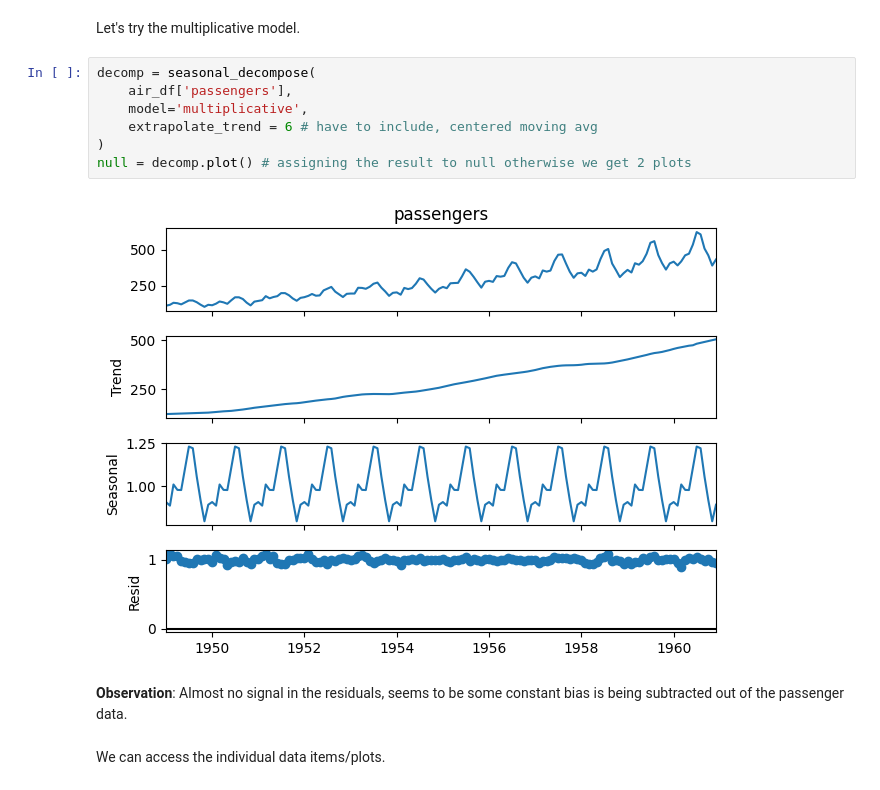
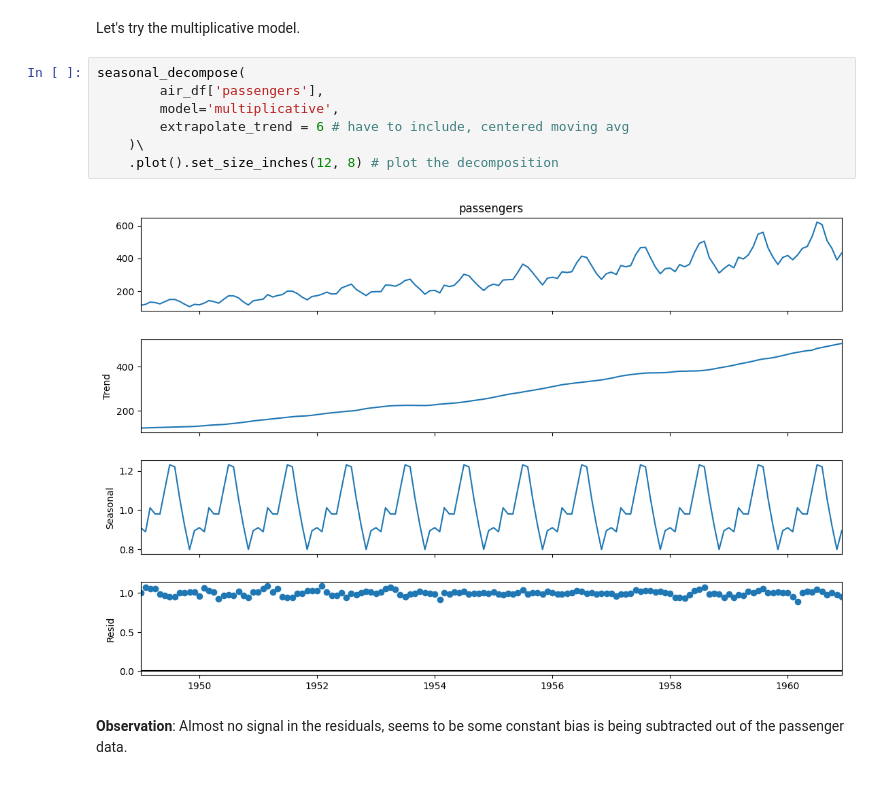
Before and after one commit to lutzhamel/CSC310, a Jupyter notebook: notes/23c-time-series.ipynb, the cells around one changed output. Saved outputs shown, nothing was run; the diff lists cells and outputs as text.

```diff
--- a/notes/23c-time-series.ipynb
+++ b/notes/23c-time-series.ipynb
@@ -305,15 +265,13 @@ null = decomp.plot() # assigning the result to null otherwise we get 2 plots
 # %% [markdown]
 Let's try the multiplicative model.
 # %%
-decomp = seasonal_decompose(
-    air_df['passengers'],
-    model='multiplicative',
-    extrapolate_trend = 6 # have to include, centered moving avg
-)
-null = decomp.plot() # assigning the result to null otherwise we get 2 plots
+seasonal_decompose(
+        air_df['passengers'],
+        model='multiplicative',
+        extrapolate_trend = 6 # have to include, centered moving avg
+    )\
+    .plot().set_size_inches(12, 8) # plot the decomposition
 # %% [output]
-[figure, old version]
+[figure, new version]
 # %% [markdown]
 **Observation**: Almost no signal in the residuals, seems to be some constant bias is being subtracted out of the passenger data.
-# %% [markdown]
-We can access the individual data items/plots.
```
Also changed, not shown: parts of 40 cells of this notebook, 3 other files.
